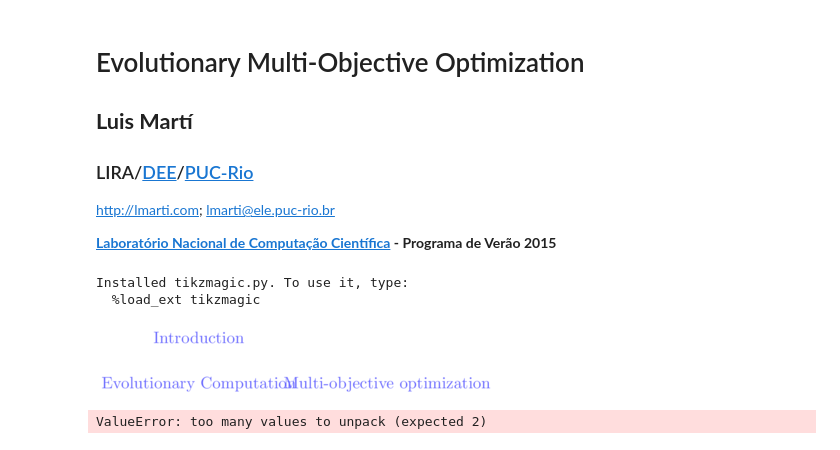
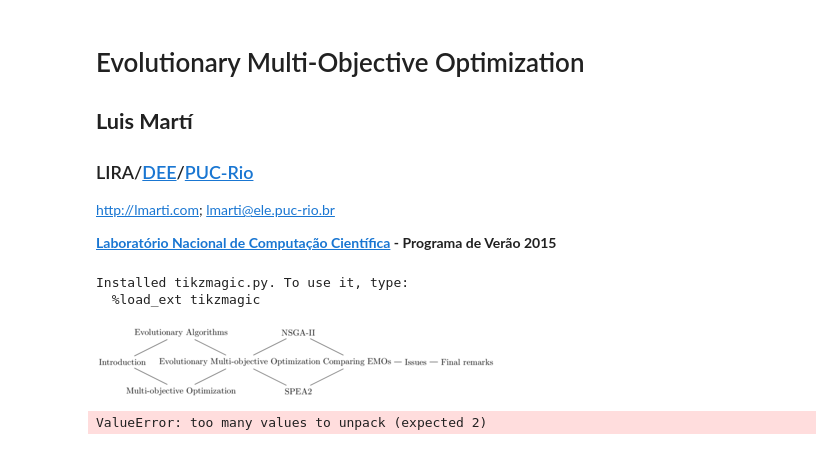
Before and after one commit to lmarti/emo-course-lncc, a Jupyter notebook: Evolutionary Multi-Objective Optimization.ipynb, the cells around one changed output. Drawn from its saved outputs; the diff is of its cells as text; code cells hidden in the pictures.

Commit message:
introduction

```diff
--- a/Evolutionary Multi-Objective Optimization.ipynb
+++ b/Evolutionary Multi-Objective Optimization.ipynb
@@ -27,13 +27,29 @@ Installed tikzmagic.py. To use it, type:
   %load_ext tikzmagic
 # %%
 %load_ext tikzmagic
-# %%
-%%tikz -s 400,400 -sc 1.2 -f png
-\node [blue!60!white] (intro) [anchor=south] {Introduction};
-\node [blue!60!white] (ec) [below of=intro] {Evolutionary Computation};
-\node [blue!60!white] (mop) [right of=ec,node distance=4.0cm] {Multi-objective optimization};
-# %% [output]
-[figure, removed]
+# %%
+%%tikz -s 400,400 -sc 1.2 -f png
+\node [] (0) at (-3.5, 1) {Evolutionary Algorithms};
+\node [] (1) at (-5.5, 0) {Introduction};
+\node [] (2) at (-3.5, -1) {Multi-objective Optimization};
+\node [] (3) at (-1.5, 0) {Evolutionary Multi-objective Optimization};
+\node [] (4) at (0.5, 1) {NSGA-II};
+\node [] (5) at (0.5, -1) {SPEA2};
+\node [] (6) at (2.5, 0) {Comparing EMOs};
+\node [] (7) at (4.5, 0) {Issues};
+\node [] (8) at (6.25, 0) {Final remarks};
+\draw (1) to (0);
+\draw (1) to (2);
+\draw (2) to (3);
+\draw (0) to (3);
+\draw (3) to (4);
+\draw (3) to (5);
+\draw (5) to (6);
+\draw (4) to (6);
+\draw (6) to (7);
+\draw (7) to (8);
+# %% [output]
+[figure, added]
 # %%
 pos = nx.spring_layout(G)
 nx.draw_networkx_nodes(G,pos)
```
Also changed, not shown: parts of 1 cell of this notebook.
